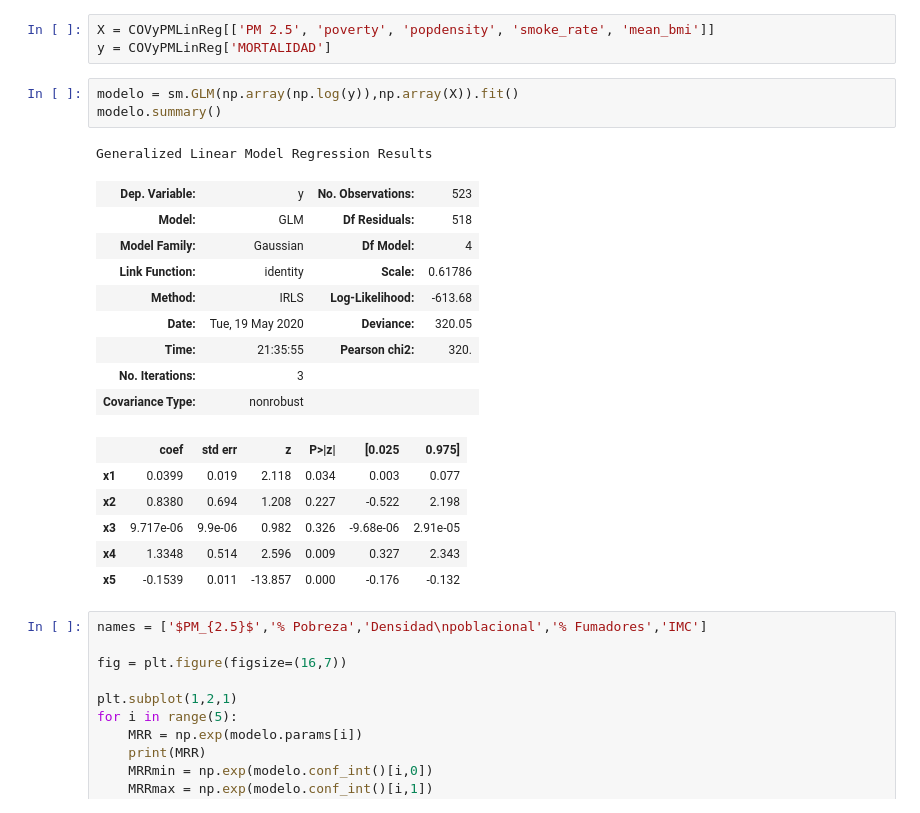
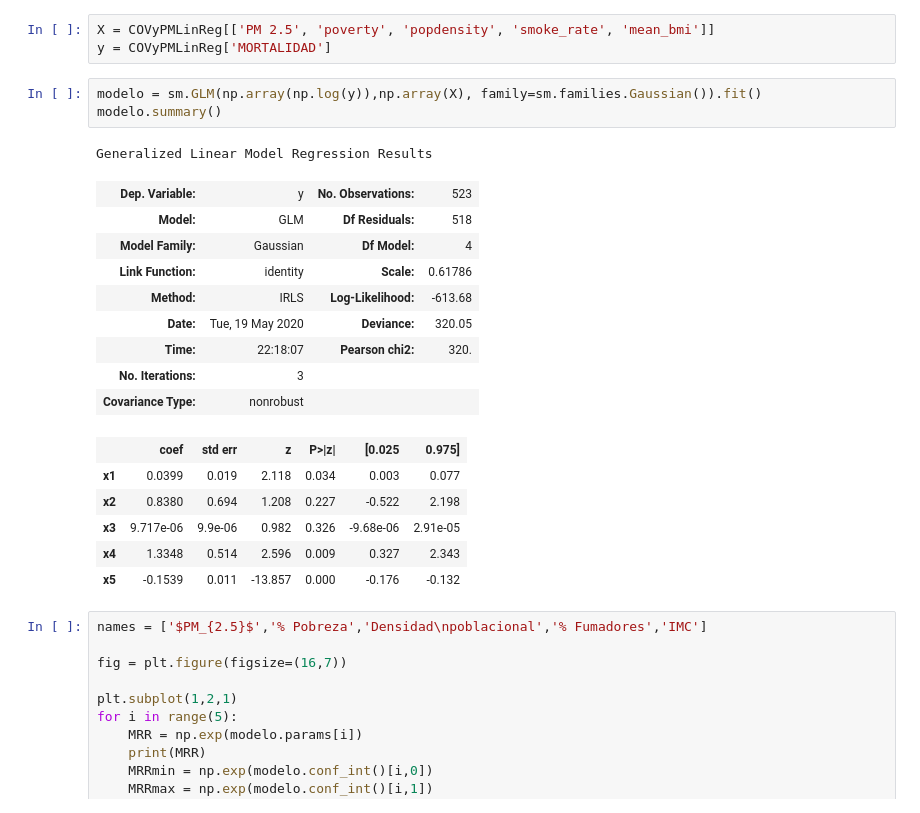
Before and after one commit to mdominguezd/ProyectoLaboratorioPM2.5yCOVID, a Jupyter notebook: MiCOVID-19.ipynb, the cells around one changed output. Saved outputs shown, nothing was run; the diff lists cells and outputs as text.

```diff
--- a/MiCOVID-19.ipynb
+++ b/MiCOVID-19.ipynb
@@ -626,17 +623,17 @@ import statsmodels.api as sm
 X = COVyPMLinReg[['PM 2.5', 'poverty', 'popdensity', 'smoke_rate', 'mean_bmi']]
 y = COVyPMLinReg['MORTALIDAD']
 # %%
-modelo = sm.GLM(np.array(np.log(y)),np.array(X)).fit()
+modelo = sm.GLM(np.array(np.log(y)),np.array(X), family=sm.families.Gaussian()).fit()
 modelo.summary()
 # %% [output]
 Generalized Linear Model Regression Results
 | Dep. Variable: | y | No. Observations: | 523 |
 | Model: | GLM | Df Residuals: | 518 |
 | Model Family: | Gaussian | Df Model: | 4 |
 | Link Function: | identity | Scale: | 0.61786 |
 | Method: | IRLS | Log-Likelihood: | -613.68 |
 | Date: | Tue, 19 May 2020 | Deviance: | 320.05 |
-| Time: | 21:35:55 | Pearson chi2: | 320. |
+| Time: | 22:18:07 | Pearson chi2: | 320. |
 | No. Iterations: | 3 |  |  |
 | Covariance Type: | nonrobust |  |  |
 |  | coef | std err | z | P>|z| | [0.025 | 0.975] |
```
Also changed, not shown: parts of 7 cells of this notebook, 9 other files.
